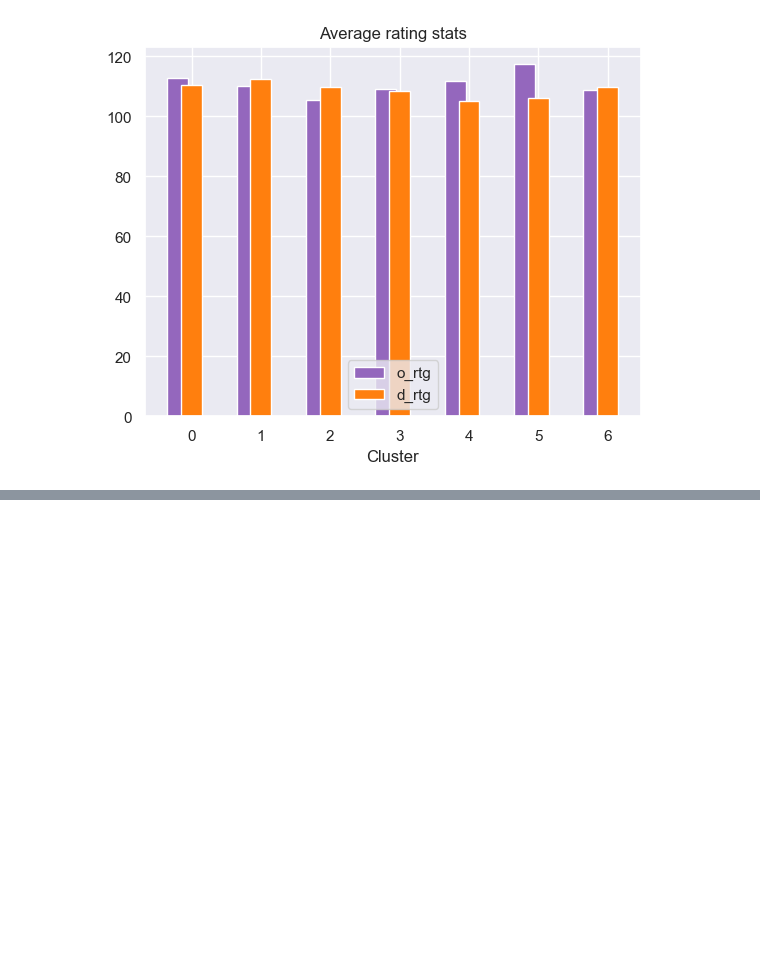
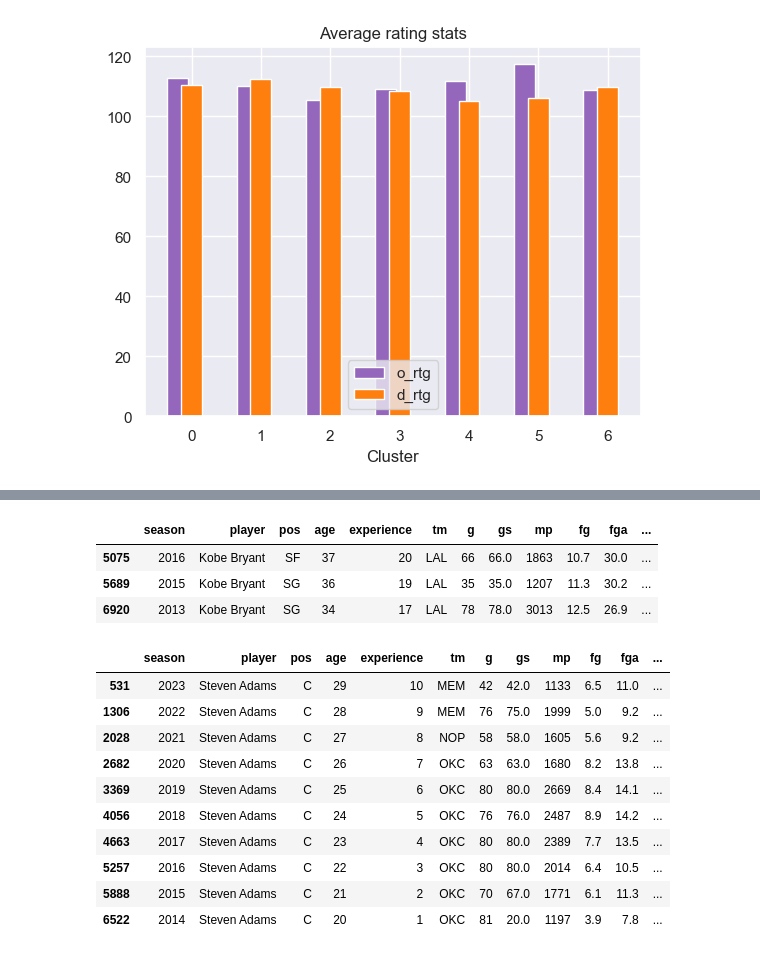
Before and after one commit to AlfonsoGhislieri/nba-machine-learning, a Jupyter notebook: nba.ipynb, the cells around one changed output, grey strips where cells are left out. Drawn from its saved outputs; the diff is of its cells as text; code cells hidden in the pictures; blank space fills up the shorter version.

```diff
--- a/nba.ipynb
+++ b/nba.ipynb
@@ -1025,0 +1044,21 @@ plt.show()
+# %%
+df_cluster[df_cluster.player == "Kobe Bryant"]
+# %% [output]
+|  | season | player | pos | age | experience | tm | g | gs | mp | fg | fga | ... |
+| 5075 | 2016 | Kobe Bryant | SF | 37 | 20 | LAL | 66 | 66.0 | 1863 | 10.7 | 30.0 | ... |
+| 5689 | 2015 | Kobe Bryant | SG | 36 | 19 | LAL | 35 | 35.0 | 1207 | 11.3 | 30.2 | ... |
+| 6920 | 2013 | Kobe Bryant | SG | 34 | 17 | LAL | 78 | 78.0 | 3013 | 12.5 | 26.9 | ... |
+# %%
+df_cluster[df_cluster.player == "Steven Adams"]
+# %% [output]
+|  | season | player | pos | age | experience | tm | g | gs | mp | fg | fga | ... |
+| 531 | 2023 | Steven Adams | C | 29 | 10 | MEM | 42 | 42.0 | 1133 | 6.5 | 11.0 | ... |
+| 1306 | 2022 | Steven Adams | C | 28 | 9 | MEM | 76 | 75.0 | 1999 | 5.0 | 9.2 | ... |
+| 2028 | 2021 | Steven Adams | C | 27 | 8 | NOP | 58 | 58.0 | 1605 | 5.6 | 9.2 | ... |
+| 2682 | 2020 | Steven Adams | C | 26 | 7 | OKC | 63 | 63.0 | 1680 | 8.2 | 13.8 | ... |
+| 3369 | 2019 | Steven Adams | C | 25 | 6 | OKC | 80 | 80.0 | 2669 | 8.4 | 14.1 | ... |
+| 4056 | 2018 | Steven Adams | C | 24 | 5 | OKC | 76 | 76.0 | 2487 | 8.9 | 14.2 | ... |
+| 4663 | 2017 | Steven Adams | C | 23 | 4 | OKC | 80 | 80.0 | 2389 | 7.7 | 13.5 | ... |
+| 5257 | 2016 | Steven Adams | C | 22 | 3 | OKC | 80 | 80.0 | 2014 | 6.4 | 10.5 | ... |
+| 5888 | 2015 | Steven Adams | C | 21 | 2 | OKC | 70 | 67.0 | 1771 | 6.1 | 11.3 | ... |
+| 6522 | 2014 | Steven Adams | C | 20 | 1 | OKC | 81 | 20.0 | 1197 | 3.9 | 7.8 | ... |
```
Also changed, not shown: parts of 69 cells of this notebook.
